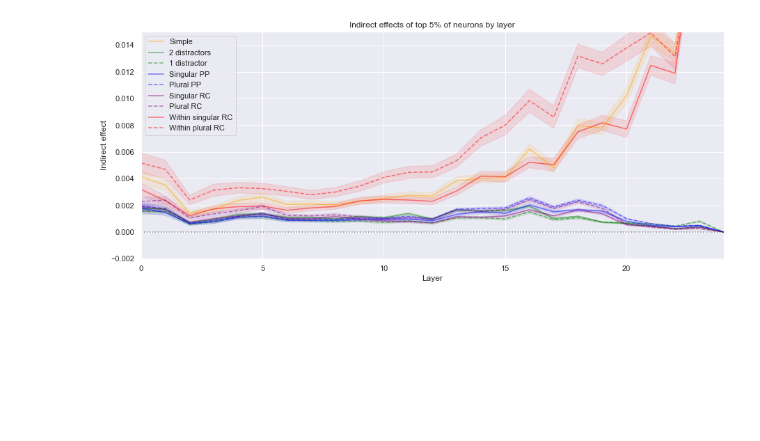
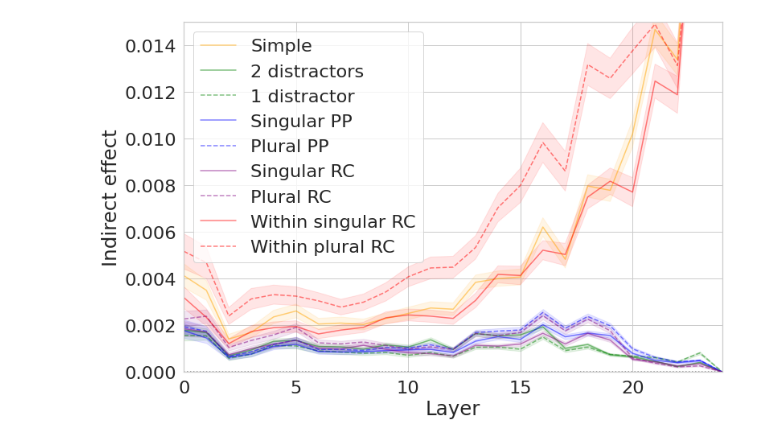
Before and after one commit to mattf1n/lm-intervention, a Jupyter notebook: results/na2/feathers/plots.ipynb, the cells around one changed output. Drawn from its saved outputs; the diff is of its cells as text; code cells hidden in the pictures; blank space fills up the shorter version.

Commit message:
prettier plots

```diff
--- a/results/na2/feathers/plots.ipynb
+++ b/results/na2/feathers/plots.ipynb
@@ -69,6 +70,8 @@ for f in filter(lambda x: 'indirect' in x, data_agg):
         color = 'blue'
     elif 'xl' in f:
         color = 'purple'
+    elif 'random' in f:
+        color = 'black'
     else:
         color = 'orange'
     df = data_agg[f]
@@ -91,43 +158,59 @@ plt.show()
 # %%
 lines = [
     ('none_indirect_gpt2-medium.feather',         'orange',    'Simple', '-'),
     ('distractor_indirect_gpt2-medium.feather',   'green', '2 distractors', '-'),
     ('distractor_1_indirect_gpt2-medium.feather', 'green', '1 distractor',  '--'),
     ('singular_indirect_gpt2-medium.feather',     'blue',  'Singular PP',   '-'),
     ('plural_indirect_gpt2-medium.feather',       'blue',  'Plural PP',     '--'),
     ('_'.join(['rc_singular', 'indirect', 'gpt2-medium.feather']), 'purple', 'Singular RC', '-'),
     ('_'.join(['rc_plural',   'indirect', 'gpt2-medium.feather']), 'purple', 'Plural RC',   '--'),
     ('_'.join(['within_rc_singular', 'indirect', 'gpt2-medium.feather']), 'red', 'Within singular RC', '-'),
     ('_'.join(['within_rc_plural',   'indirect', 'gpt2-medium.feather']), 'red', 'Within plural RC',   '--'),
 ]
 
-plt.figure(figsize=(15,6))
+sns.set(font_scale=2.04)
+sns.set_style('whitegrid')
+
+plt.figure(figsize=(12,8))
 for f, color, label, linestyle in lines:
     df = data_agg[f].loc[data_top5[f]].sort_values('layer').reset_index()
     effect_mean = df.groupby('layer').mean().effect_mean
     effect_std = df.groupby('layer').mean().effect_sem
-    plt.plot(
-        df.layer.unique(),
-        effect_mean,
-        label=label, color=color, linestyle=linestyle, alpha=0.5,
-    )
+    if linestyle == '--':
+        dash_style = (5, 10)
+        plt.plot(
+            df.layer.unique(),
+            effect_mean,
+            label=label, color=color, linestyle=linestyle, alpha=0.5,
+            dashes=dash_style
+        )
+    else:
+        plt.plot(
+            df.layer.unique(),
+            effect_mean,
+            label=label, color=color, linestyle=linestyle, alpha=0.5,
+        )
     plt.fill_between(
         df.layer.unique(),
         effect_mean + effect_std,
         effect_mean - effect_std,
         alpha=0.1, color=color
     )
-plt.legend()
-plt.title('Indirect effects of top 5% of neurons by layer')
+leg = plt.legend()
+# bb = leg.get_bbox_to_anchor().inverse_transformed(ax.transAxes)
+# bb.x0 += 0.02
+# bb.x1 += 0.02
+# leg.set_bbox_to_anchor(bb, transform = ax.transAxes)
+# plt.title('Indirect effects of top 5% of neurons by layer')
 plt.xlabel('Layer')
 plt.ylabel('Indirect effect')
-plt.ylim([-0.002, 0.015])
+plt.ylim([0.0, 0.015])
 plt.hlines(0, 0, 24, color='black', alpha=0.5, linestyle='dotted')
 plt.xlim([0,24])
-plt.savefig('../top5.png')
+plt.savefig('../top5.pdf', bbox_inches='tight')
 plt.show()
 # %% [output]
-[figure, old version]
+[figure, new version]
 # %%
 for g, _, title, _ in lines:
     plt.figure(figsize=(15,6))
```
Also changed, not shown: parts of 12 cells of this notebook.
